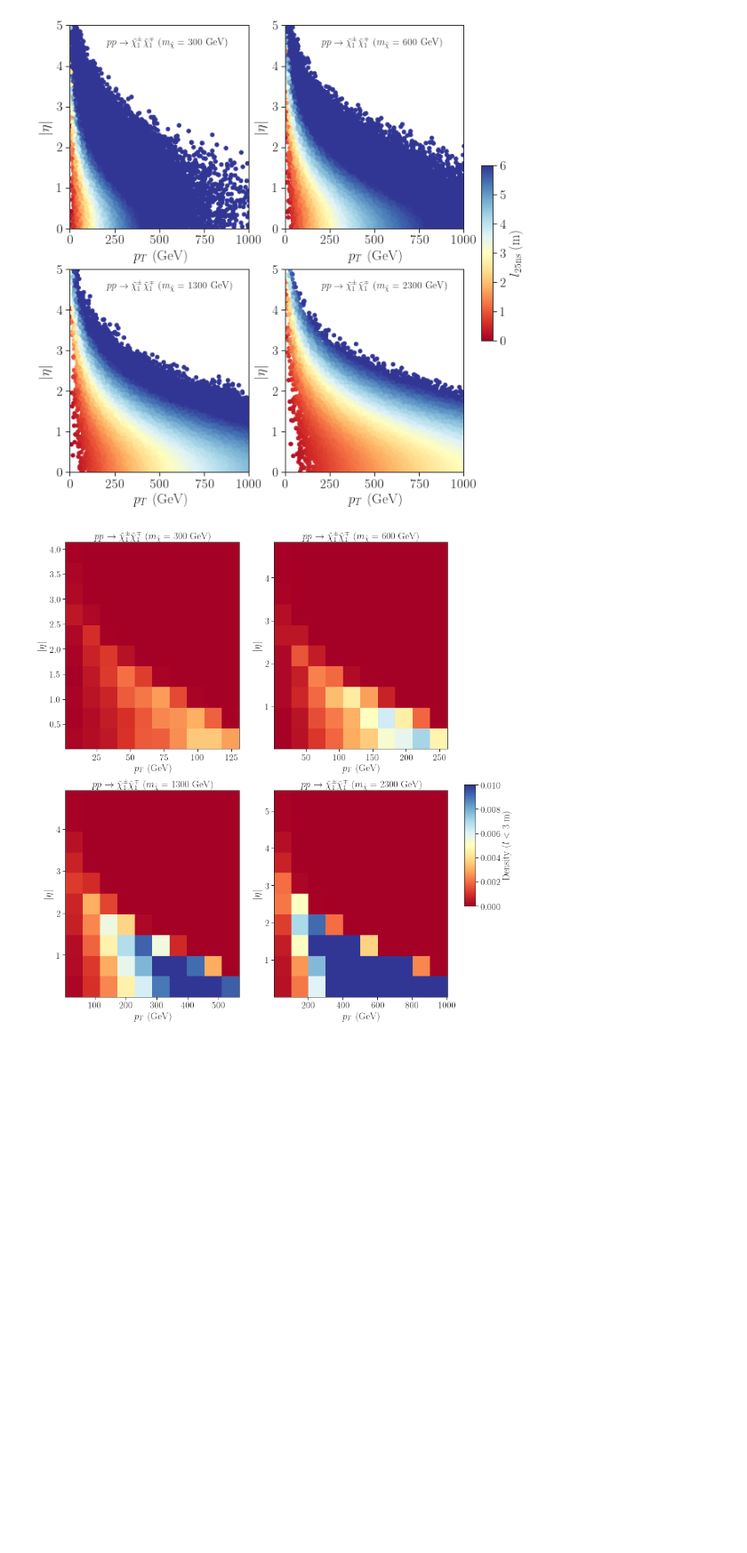
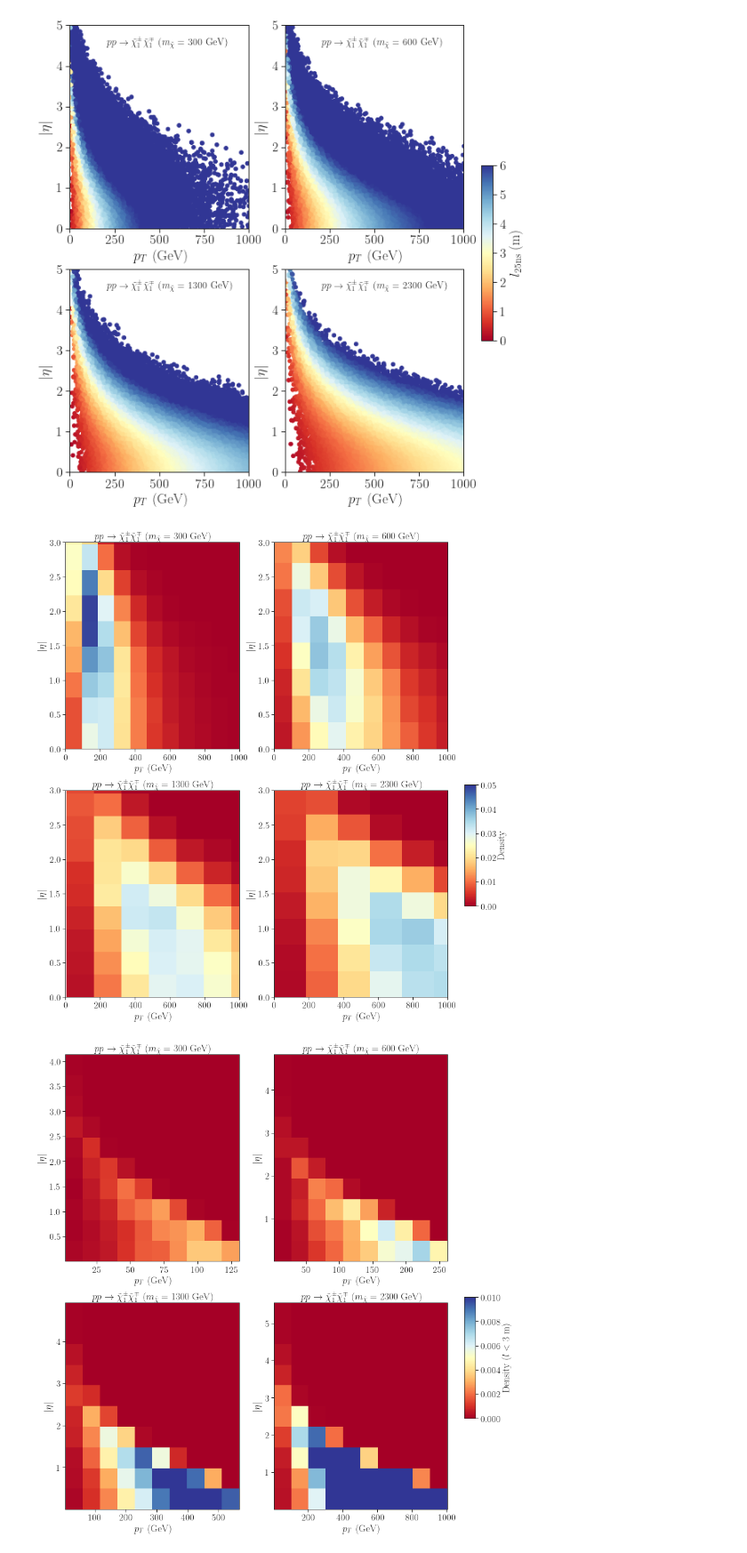
Before and after one commit to andlessa/llpBoost, a Jupyter notebook: plots/plotDists-Chargino.ipynb, the cells around one changed output. Shown: that part at 89% size. Drawn from its saved outputs; the diff is of its cells as text; code cells hidden in the pictures; blank space fills up the shorter version.

```diff
--- a/plots/plotDists-Chargino.ipynb
+++ b/plots/plotDists-Chargino.ipynb
@@ -118,6 +164,32 @@ fig.colorbar(r,label=r'$l_{\rm 25ns}$ (m)',cax=cbar_ax)
 plt.show()
 # %% [output]
 [figure]
+# %%
+fig,axarray = plt.subplots(nrows=int(np.ceil(len(infoDict)/2)),
+                           ncols=2,figsize=(14,len(infoDict)*1.5))
+for i,infoD in enumerate(infoDict.values()):
+    ax = axarray.reshape(-1)[i]
+    c1 = infoD['c1']
+    r = ax.hist2d(c1.PT,np.abs(c1.Eta),bins=(20,20),vmin=0.,vmax=0.05,
+           weights=[1/len(c1.particleList)]*len(c1.particleList),cmap=cm)
+
+    ax.set_xlabel('$p_T$ (GeV)')
+    ax.set_ylabel('$|\eta|$')
+    ax.set_xlim(0.,1000.)
+    ax.set_ylim(0.,3.0)
+    label = infoD['process']
+    label += r' ($m_{\tilde{\chi}}$ = %1.0f GeV)' %infoD['mC1']
+    # ax.text(200.0,4.5,label,fontsize=12)
+    ax.set_title(label)
+
+fig.subplots_adjust(right=0.8,top=2)
+cbar_ax = fig.add_axes([0.83, 0.5, 0.02, 0.5])
+# fig.colorbar(r, cax=cbar_ax)
+fig.colorbar(r[3],label=r'Density',cax=cbar_ax)
+# plt.tight_layout()
+plt.show()
+# %% [output]
+[figure, added]
 # %%
 c1Sel = ParticleList()
 c1Sel.particleList = [c for c in c1.particleList if c.Beta*3e8*25e-9 < 3.0]
```
Also changed, not shown: parts of 3 cells of this notebook, 1 other file.
